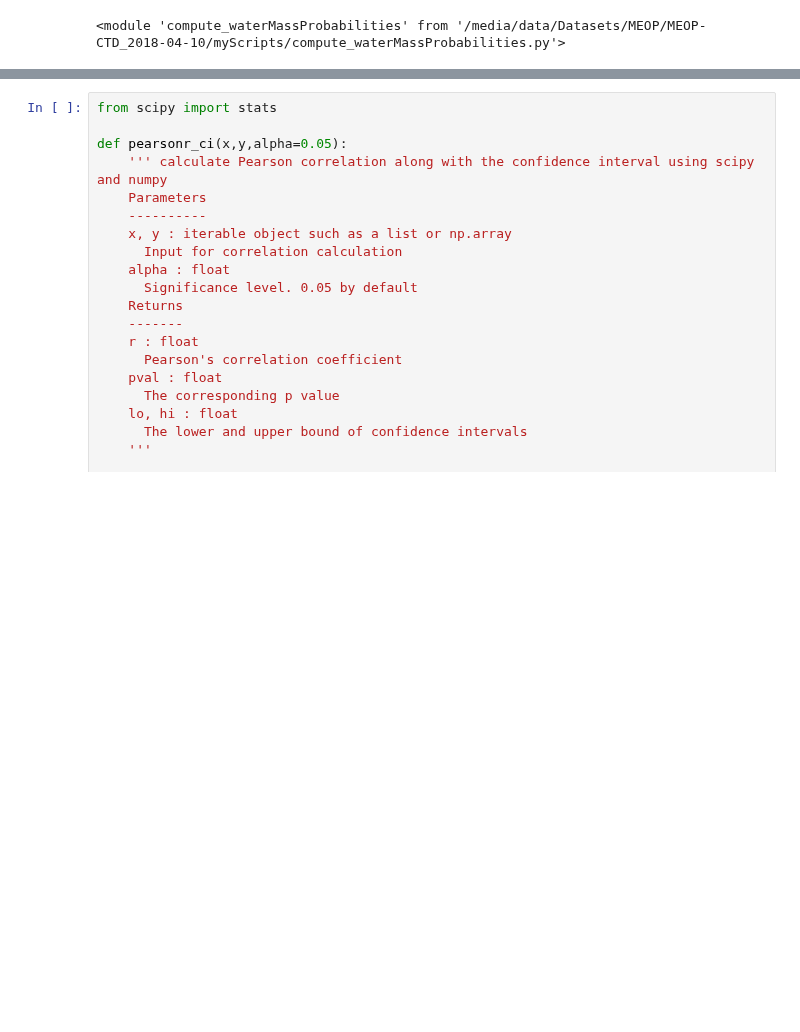
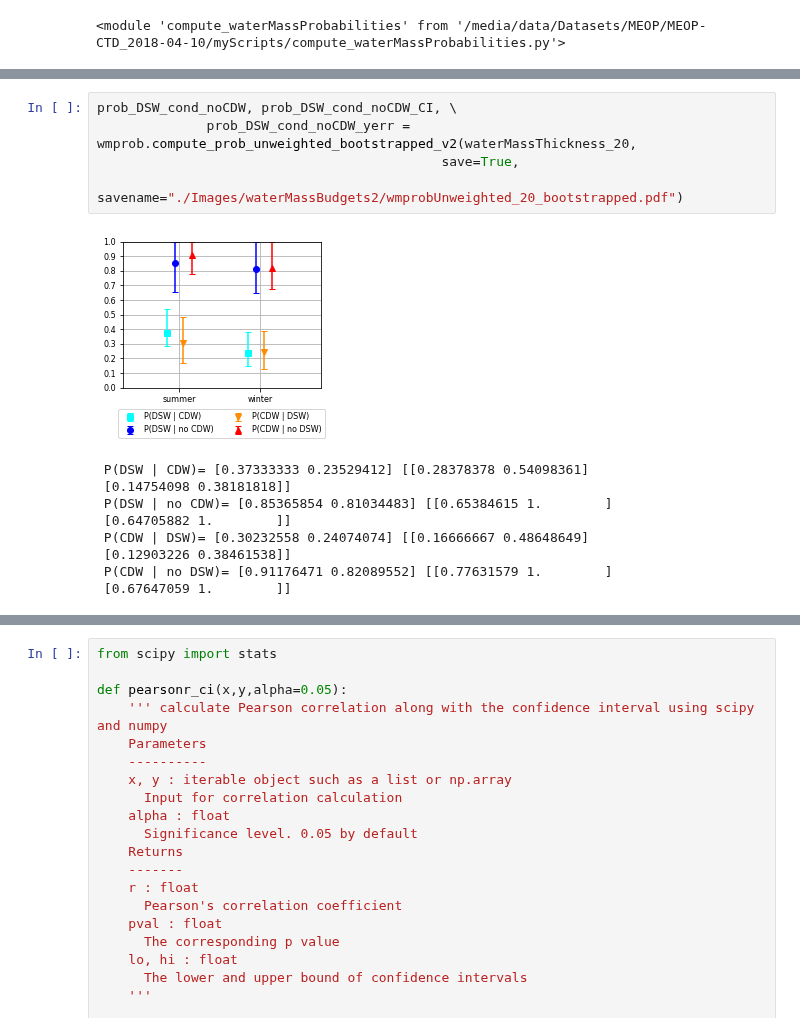
Before and after one commit to adityarn/antarctic_margins_MEOP, a Jupyter notebook: WaterMassThickness_OSFcopy.ipynb, the cells around one changed output, grey strips where cells are left out. Drawn from its saved outputs; the diff is of its cells as text; blank space fills up the shorter version.

```diff
--- a/WaterMassThickness_OSFcopy.ipynb
+++ b/WaterMassThickness_OSFcopy.ipynb
@@ -250,0 +275,15 @@ prob_DSW_cond_noCDW, prob_DSW_cond_noCDW_CI, \
+# %%
+prob_DSW_cond_noCDW, prob_DSW_cond_noCDW_CI, \
+              prob_DSW_cond_noCDW_yerr = wmprob.compute_prob_unweighted_bootstrapped_v2(waterMassThickness_20,
+                                            save=True,
+                                            savename="./Images/waterMassBudgets2/wmprobUnweighted_20_bootstrapped.pdf")
+# %% [output]
+[figure, added]
+ P(DSW | CDW)= [0.37333333 0.23529412] [[0.28378378 0.54098361]
+ [0.14754098 0.38181818]]
+ P(DSW | no CDW)= [0.85365854 0.81034483] [[0.65384615 1.        ]
+ [0.64705882 1.        ]]
+ P(CDW | DSW)= [0.30232558 0.24074074] [[0.16666667 0.48648649]
+ [0.12903226 0.38461538]]
+ P(CDW | no DSW)= [0.91176471 0.82089552] [[0.77631579 1.        ]
+ [0.67647059 1.        ]]
```
Also changed, not shown: parts of 13 cells of this notebook, 4 other files.
